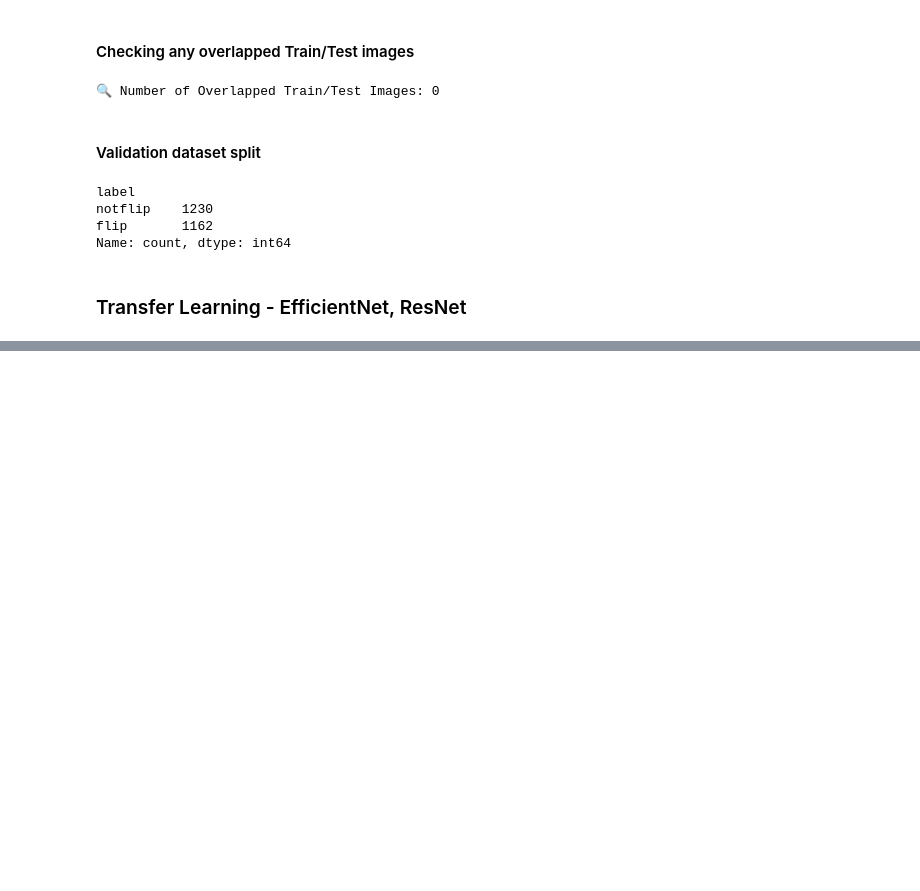
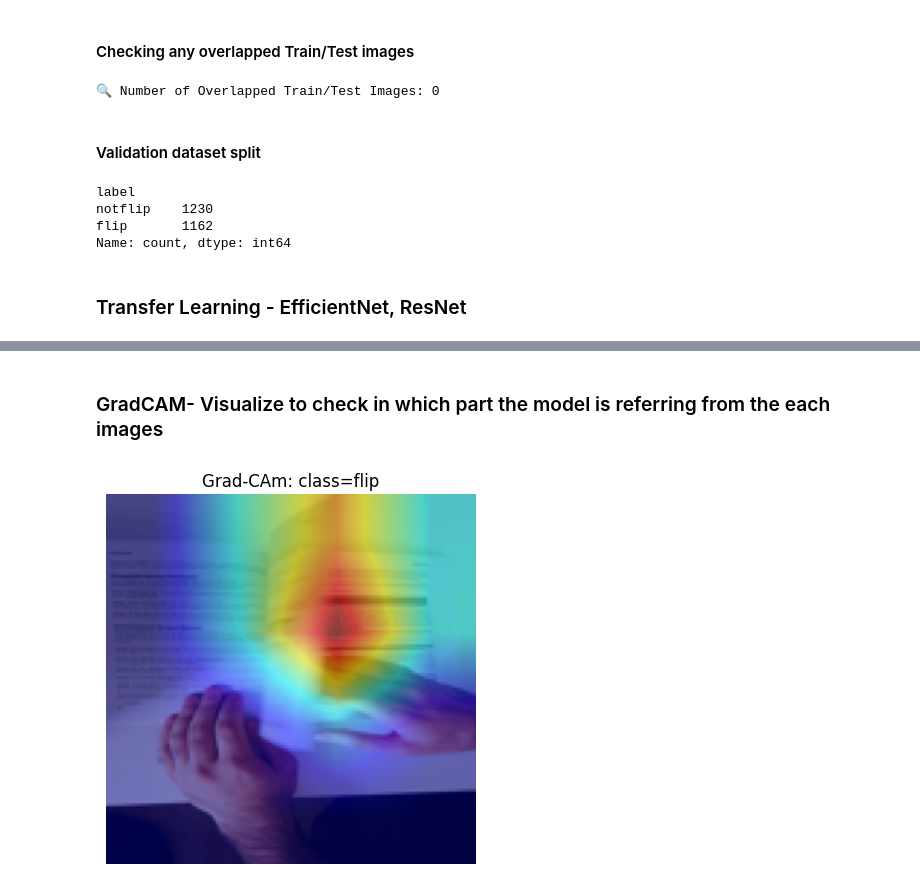
Before and after one commit to shinnew9/Apziva_practice_code, a Jupyter notebook: Project4-MonReader/2nd_TransferLearning_EfficientNet,ResNet.ipynb, the cells around one changed output, grey strips where cells are left out. Saved outputs shown, nothing was run; the diff lists cells and outputs as text; code cells hidden in the pictures; blank space fills up the shorter version.

```diff
--- a/Project4-MonReader/2nd_TransferLearning_EfficientNet,ResNet.ipynb
+++ b/Project4-MonReader/2nd_TransferLearning_EfficientNet,ResNet.ipynb
@@ -397,0 +435,43 @@ weighted avg       0.49      0.50      0.43       597
+# %% [markdown]
+### GradCAM- Visualize to check in which part the model is referring from the each images
+# %%
+import numpy as np
+
+from PIL import Image
+from torchvision import transforms
+from pytorch_grad_cam import GradCAM
+from pytorch_grad_cam.utils.model_targets import ClassifierOutputTarget
+from pytorch_grad_cam.utils.image import show_cam_on_image, preprocess_image
+
+# EfficientNetB0에서 GradCAM을 적용할 마지막 conv 레이어 이름
+target_layer = eff_model.features[-1]
+
+# Grad-CAM 인스턴스
+cam = GradCAM(model=eff_model, target_layers=[target_layer])  # use_cuda= True이면
+
+# 테스트 할 이미지 불러오기
+img_path = "/content/drive/MyDrive/Apziva/4th_MonReader/monreader_images/images/testing/flip/0001_000000020.jpg"
+img = Image.open(img_path).convert("RGB")
+
+# 원본 이미지를 numpy로 변환 (0~1 정규화)
+img_resized = img.resize((128, 128))
+rgb_img = np.array(img_resized)/255.0
+
+
+# 모델 입력 형태로 변환 (텐서화)
+input_tensor = transform(img).unsqueeze(0)  # (1, 3, 128, 128)
+
+# Grad-CAM 실행
+targets = [ClassifierOutputTarget(1)]  # clas index 1 -> "flip"
+grayscale_cam = cam(input_tensor=input_tensor, targets=targets)[0]
+
+# 시각화 이미지 만들기
+cam_image = show_cam_on_image(rgb_img, grayscale_cam, use_rgb = True)
+
+# 출력
+plt.imshow(cam_image)
+plt.title("Grad-CAm: class=flip")
+plt.axis("off")
+plt.show()
+# %% [output]
+[figure, added]
```
Also changed, not shown: parts of 12 cells of this notebook.
